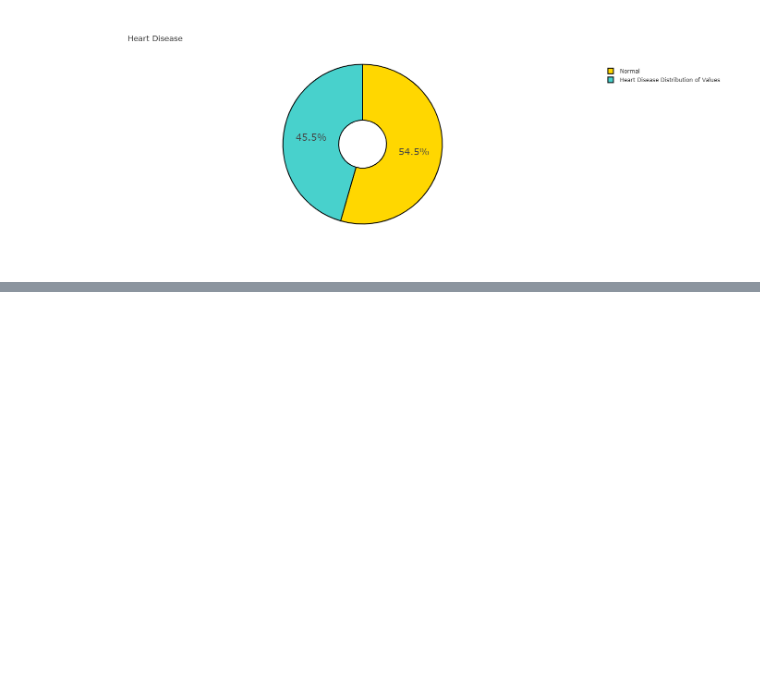
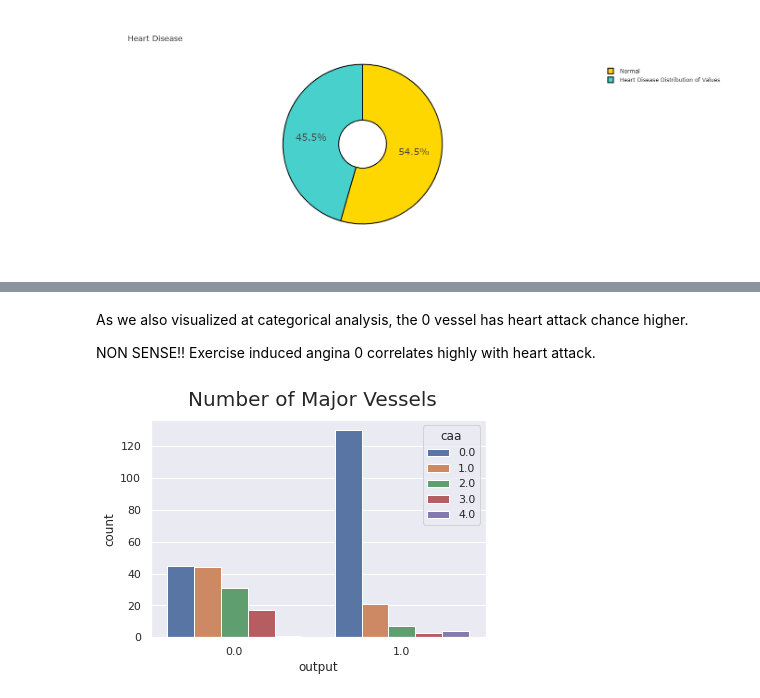
Before and after one commit to phycem/Data-Science-Projects-and-Tasks, a Jupyter notebook: Heart_Disease_Prediction.ipynb, the cells around one changed output, grey strips where cells are left out. Cells and saved outputs as stored; diff of their text form; code cells hidden in the pictures; blank space fills up the shorter version.

```diff
--- a/Heart_Disease_Prediction.ipynb
+++ b/Heart_Disease_Prediction.ipynb
@@ -200,0 +519,12 @@ fig0.show()
+# %% [markdown]
+As we also visualized at categorical analysis, the 0 vessel has heart attack chance higher.
+
+
+NON SENSE!!
+Exercise induced angina 0 correlates highly with heart attack.
+# %%
+sns.countplot(x ='output', hue = "caa", data = df)
+plt.suptitle('Number of Major Vessels', fontsize = 20)
+plt.show()
+# %% [output]
+[figure, added]
```
Also changed, not shown: parts of 199 cells of this notebook.
